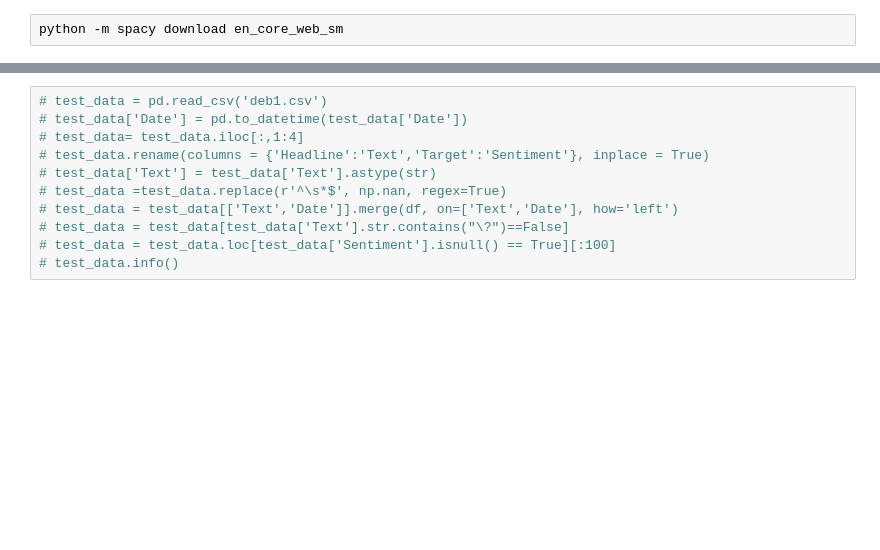
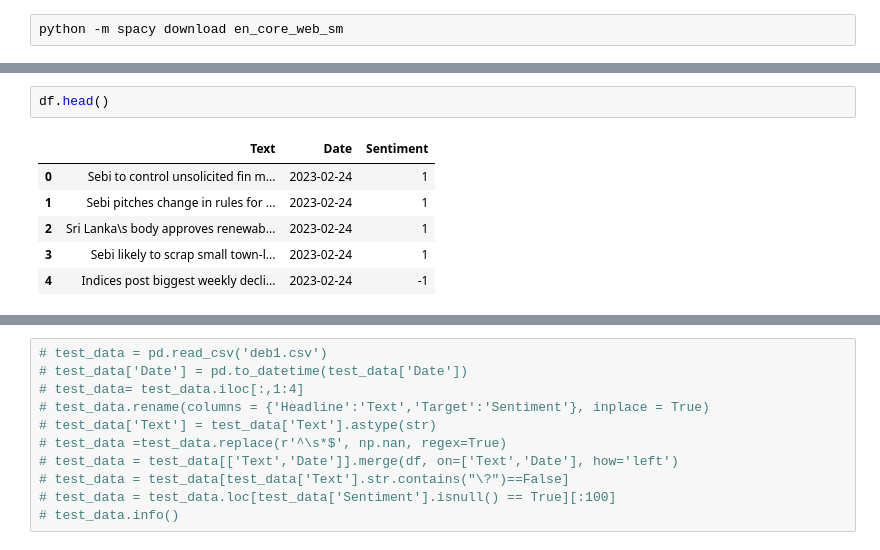
Before and after one commit to KingDEV22/Stock-Analysis, a Jupyter notebook: Stock_data_analysis.ipynb, the cells around one changed output, grey strips where cells are left out. Cells and saved outputs as stored; diff of their text form; blank space fills up the shorter version.

```diff
--- a/Stock_data_analysis.ipynb
+++ b/Stock_data_analysis.ipynb
@@ -105,3 +183,12 @@ Name: Sentiment, dtype: int64
+# %%
+df.head()
+# %% [output]
+|  | Text | Date | Sentiment |
+| 0 | Sebi to control unsolicited fin m... | 2023-02-24 | 1 |
+| 1 | Sebi pitches change in rules for ... | 2023-02-24 | 1 |
+| 2 | Sri Lanka\s body approves renewab... | 2023-02-24 | 1 |
+| 3 | Sebi likely to scrap small town-l... | 2023-02-24 | 1 |
+| 4 | Indices post biggest weekly decli... | 2023-02-24 | -1 |
 # %%
 punct = string.punctuation
 stopwords = list(STOP_WORDS)
```
Also changed, not shown: parts of 10 cells of this notebook, 11 other files.
